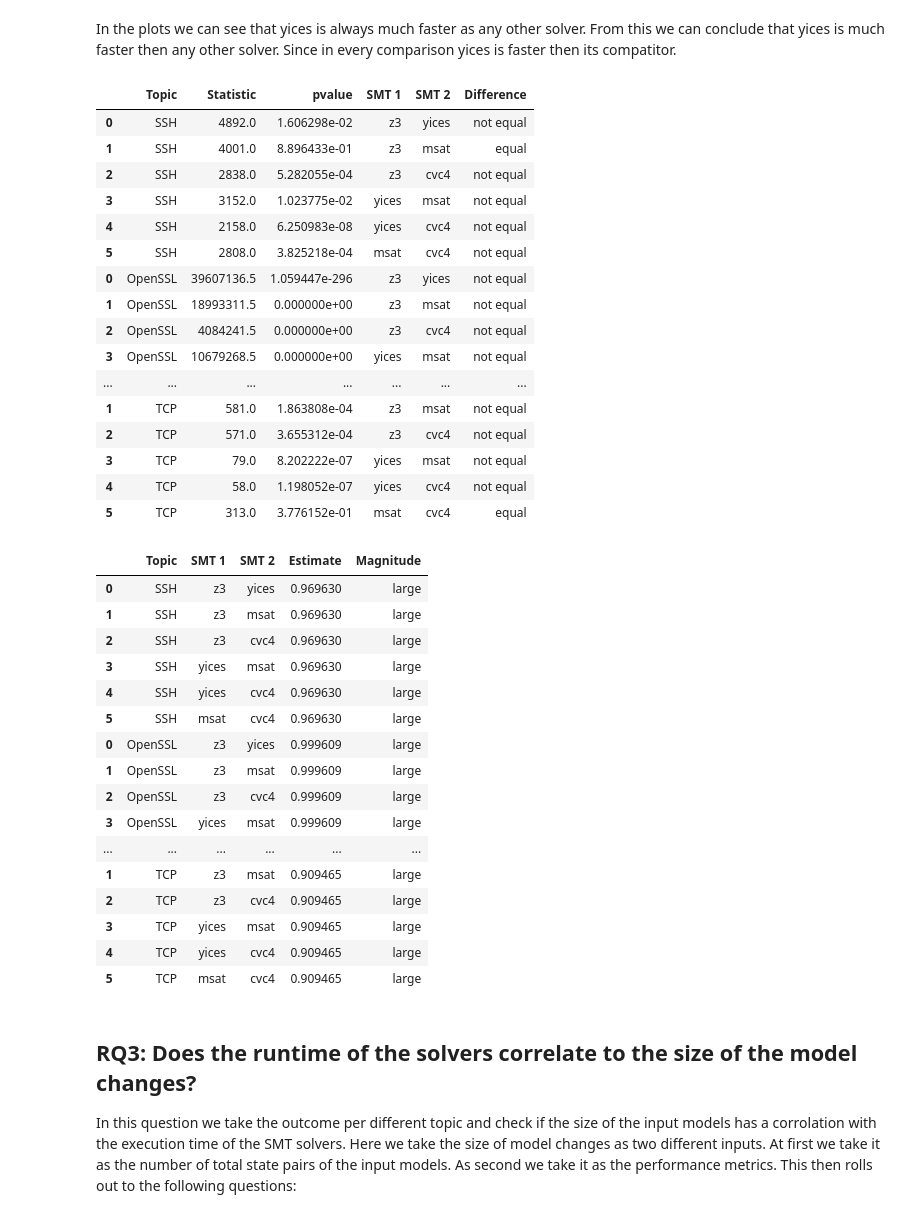
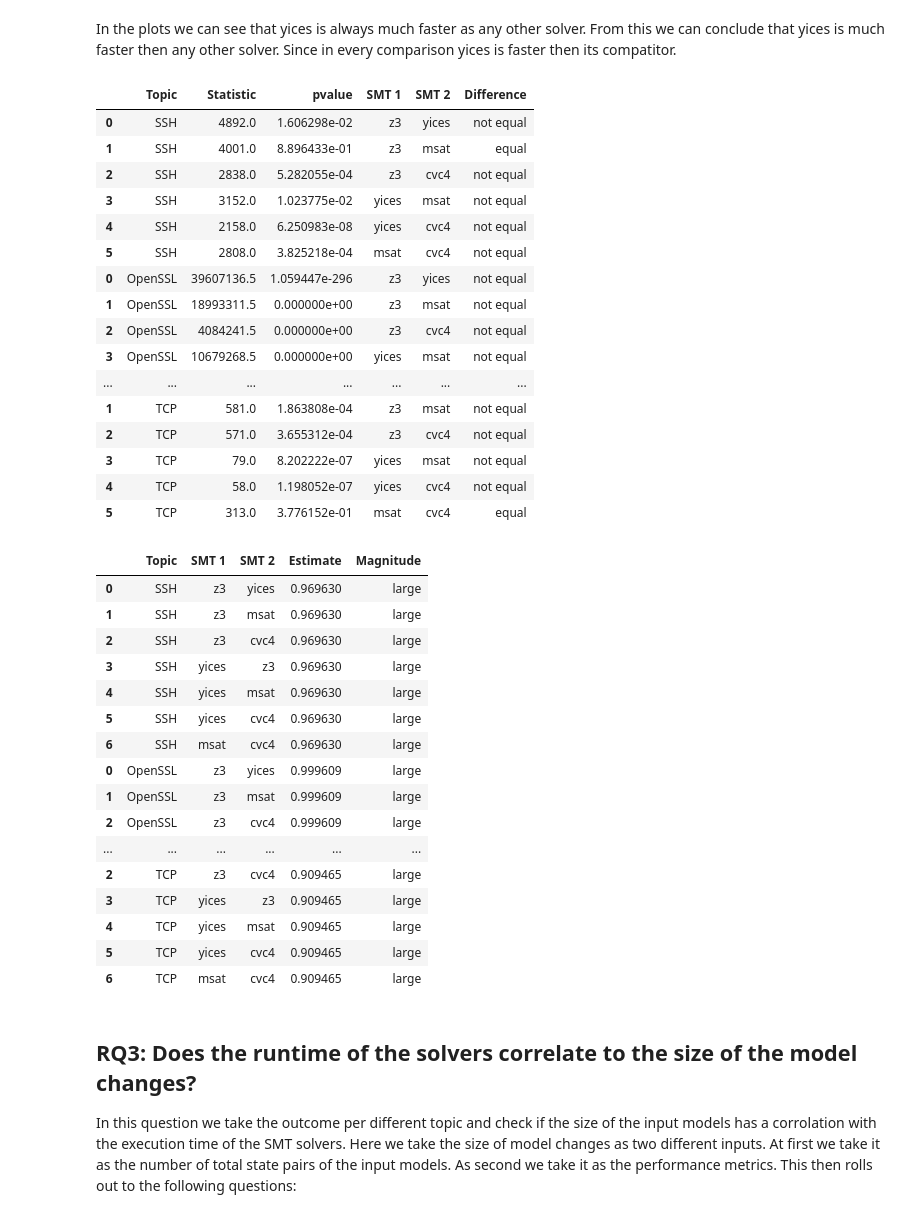
Before and after one commit to GianniM123/ResearchInternship, a Jupyter notebook: statistics/statistics.ipynb, the cells around one changed output. Saved outputs shown, nothing was run; the diff lists cells and outputs as text; code cells hidden in the pictures.

```diff
--- a/statistics/statistics.ipynb
+++ b/statistics/statistics.ipynb
@@ -161,6 +161,7 @@ def effect_size_per_topic(dataframe):
     effect_size_list.append(("z3", "yices") + VD_A(z3_frame,yices_frame))
     effect_size_list.append(("z3", "msat") + VD_A(z3_frame,msat_frame))
     effect_size_list.append(("z3", "cvc4") + VD_A(z3_frame,cvc4_frame))
+    effect_size_list.append(("yices", "z3") + VD_A(yices_frame,z3_frame))
     effect_size_list.append(("yices", "msat") + VD_A(yices_frame,msat_frame))
     effect_size_list.append(("yices", "cvc4") + VD_A(yices_frame,cvc4_frame))
     effect_size_list.append(("msat", "cvc4") + VD_A(msat_frame,cvc4_frame))
@@ -178,53 +179,53 @@ tcp_mannwhitneyu_result = mannwhitneyu(tcp_dataframe.copy())
 tcp_mannwhitneyu_result.insert(0,"Topic", [ "TCP"  for i in ssh_mannwhitneyu_result['SMT 1']])
 
 mannwhitneyu_frame = pandas.concat([ssh_mannwhitneyu_result, openssl_mannwhitneyu_result, tcp_mannwhitneyu_result], join='inner')
-mannwhitneyu_frame.insert(5,"Difference", [ "equal" if i > 0.05 else "not equal"  for i in wilcoxon_frame['p-value']])
+mannwhitneyu_frame.insert(5,"Difference", [ "equal" if i > 0.05 else "not equal"  for i in mannwhitneyu_frame['pvalue']])
 display(mannwhitneyu_frame)
 
 ssh_effect_size_frame = effect_size_per_topic(ssh_dataframe.copy())
 ssh_effect_size_frame.insert(0,"Topic", [ "SSH"  for i in ssh_effect_size_frame['SMT 1']])
 openssl_effect_size_frame = effect_size_per_topic(openssl_dataframe.copy())
 openssl_effect_size_frame.insert(0,"Topic", [ "OpenSSL"  for i in openssl_effect_size_frame['SMT 1']])
 tcp_effect_size_frame = effect_size_per_topic(tcp_dataframe.copy())
 tcp_effect_size_frame.insert(0,"Topic", [ "TCP"  for i in ssh_effect_size_frame['SMT 1']])
 
 effect_size_frame = pandas.concat([ssh_effect_size_frame, openssl_effect_size_frame, tcp_effect_size_frame])
 display(effect_size_frame)
 # %% [output]
 |  | Topic | Statistic | pvalue | SMT 1 | SMT 2 | Difference |
 | 0 | SSH | 4892.0 | 1.606298e-02 | z3 | yices | not equal |
 | 1 | SSH | 4001.0 | 8.896433e-01 | z3 | msat | equal |
 | 2 | SSH | 2838.0 | 5.282055e-04 | z3 | cvc4 | not equal |
 | 3 | SSH | 3152.0 | 1.023775e-02 | yices | msat | not equal |
 | 4 | SSH | 2158.0 | 6.250983e-08 | yices | cvc4 | not equal |
 | 5 | SSH | 2808.0 | 3.825218e-04 | msat | cvc4 | not equal |
 | 0 | OpenSSL | 39607136.5 | 1.059447e-296 | z3 | yices | not equal |
 | 1 | OpenSSL | 18993311.5 | 0.000000e+00 | z3 | msat | not equal |
 | 2 | OpenSSL | 4084241.5 | 0.000000e+00 | z3 | cvc4 | not equal |
 | 3 | OpenSSL | 10679268.5 | 0.000000e+00 | yices | msat | not equal |
 | ... | ... | ... | ... | ... | ... | ... |
 | 1 | TCP | 581.0 | 1.863808e-04 | z3 | msat | not equal |
 | 2 | TCP | 571.0 | 3.655312e-04 | z3 | cvc4 | not equal |
 | 3 | TCP | 79.0 | 8.202222e-07 | yices | msat | not equal |
 | 4 | TCP | 58.0 | 1.198052e-07 | yices | cvc4 | not equal |
 | 5 | TCP | 313.0 | 3.776152e-01 | msat | cvc4 | equal |
 |  | Topic | SMT 1 | SMT 2 | Estimate | Magnitude |
 | 0 | SSH | z3 | yices | 0.969630 | large |
 | 1 | SSH | z3 | msat | 0.969630 | large |
 | 2 | SSH | z3 | cvc4 | 0.969630 | large |
-| 3 | SSH | yices | msat | 0.969630 | large |
-| 4 | SSH | yices | cvc4 | 0.969630 | large |
-| 5 | SSH | msat | cvc4 | 0.969630 | large |
+| 3 | SSH | yices | z3 | 0.969630 | large |
+| 4 | SSH | yices | msat | 0.969630 | large |
+| 5 | SSH | yices | cvc4 | 0.969630 | large |
+| 6 | SSH | msat | cvc4 | 0.969630 | large |
 | 0 | OpenSSL | z3 | yices | 0.999609 | large |
 | 1 | OpenSSL | z3 | msat | 0.999609 | large |
 | 2 | OpenSSL | z3 | cvc4 | 0.999609 | large |
-| 3 | OpenSSL | yices | msat | 0.999609 | large |
 | ... | ... | ... | ... | ... | ... |
-| 1 | TCP | z3 | msat | 0.909465 | large |
 | 2 | TCP | z3 | cvc4 | 0.909465 | large |
-| 3 | TCP | yices | msat | 0.909465 | large |
-| 4 | TCP | yices | cvc4 | 0.909465 | large |
-| 5 | TCP | msat | cvc4 | 0.909465 | large |
+| 3 | TCP | yices | z3 | 0.909465 | large |
+| 4 | TCP | yices | msat | 0.909465 | large |
+| 5 | TCP | yices | cvc4 | 0.909465 | large |
+| 6 | TCP | msat | cvc4 | 0.909465 | large |
 # %% [markdown]
 ## RQ3: Does the runtime of the solvers correlate to the size of the model changes?
 In this question we take the outcome per different topic and check if the size of the input models has a corrolation with the execution time of the SMT solvers. Here we take the size of model changes as two different inputs. At first we take it as the number of total state pairs of the input models. As second we take it as the performance metrics. This then rolls out to the following questions:
```
